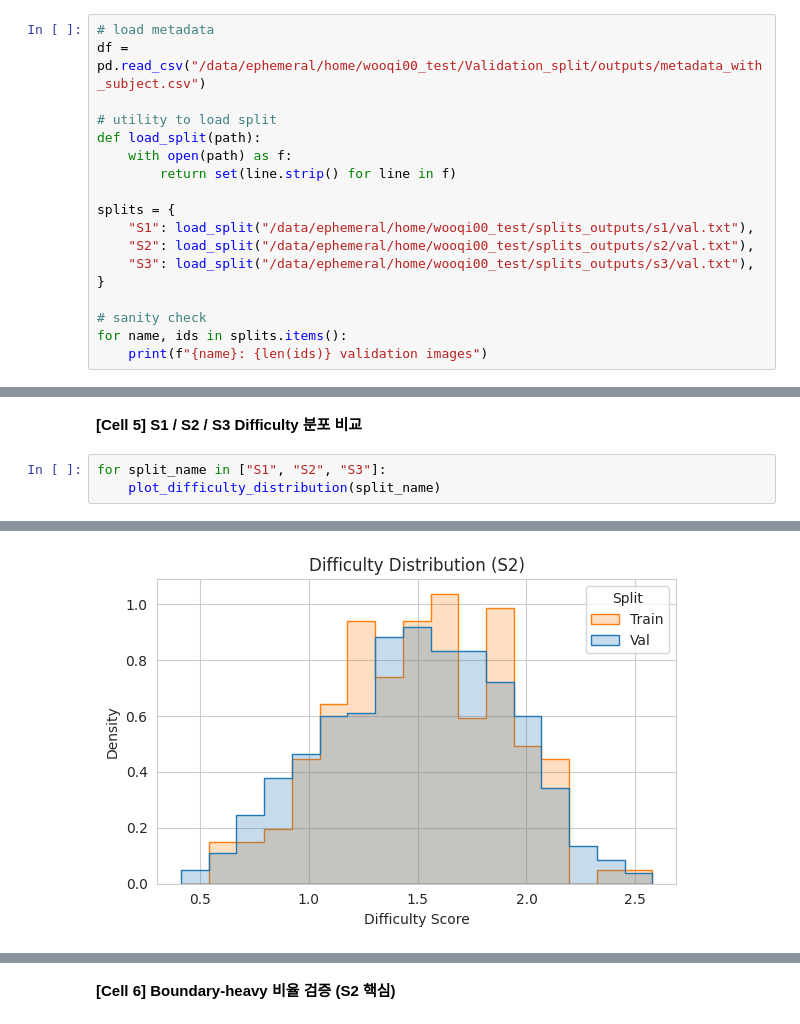
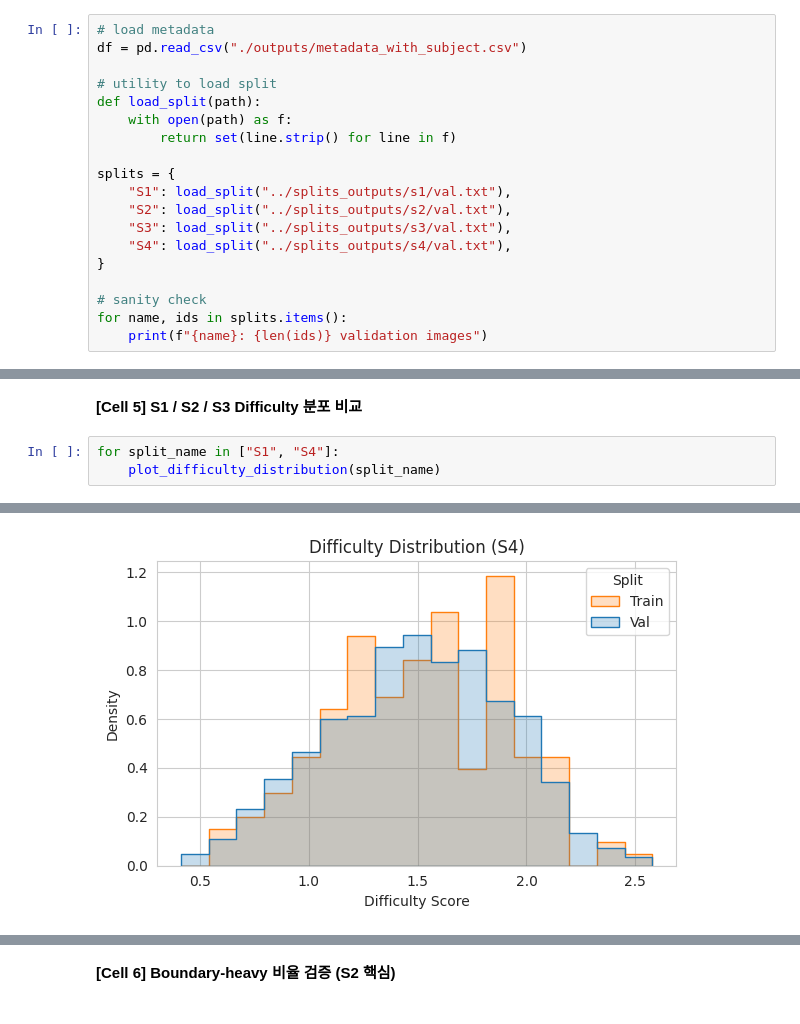
Before and after one commit to boostcampaitech8/pro-cv-semanticsegmentation-cv-07, a Jupyter notebook: wooqi00_test/Validation_split/check_splits.ipynb, the cells around one changed output, grey strips where cells are left out. Drawn from its saved outputs; the diff is of its cells as text.

Commit message:
split_s4전략 추가 후 s1과 비교

```diff
--- a/wooqi00_test/Validation_split/check_splits.ipynb
+++ b/wooqi00_test/Validation_split/check_splits.ipynb
@@ -11,7 +11,7 @@ sns.set_style("whitegrid")
 **[Cell 2] Metadata & Split 로드**
 # %%
 # load metadata
-df = pd.read_csv("/data/ephemeral/home/wooqi00_test/Validation_split/outputs/metadata_with_subject.csv")
+df = pd.read_csv("./outputs/metadata_with_subject.csv")
 
 # utility to load split
 def load_split(path):
@@ -19,9 +19,10 @@ def load_split(path):
         return set(line.strip() for line in f)
 
 splits = {
-    "S1": load_split("/data/ephemeral/home/wooqi00_test/splits_outputs/s1/val.txt"),
-    "S2": load_split("/data/ephemeral/home/wooqi00_test/splits_outputs/s2/val.txt"),
-    "S3": load_split("/data/ephemeral/home/wooqi00_test/splits_outputs/s3/val.txt"),
+    "S1": load_split("../splits_outputs/s1/val.txt"),
+    "S2": load_split("../splits_outputs/s2/val.txt"),
+    "S3": load_split("../splits_outputs/s3/val.txt"),
+    "S4": load_split("../splits_outputs/s4/val.txt"),
 }
 
 # sanity check
@@ -72,8 +75,8 @@ def plot_difficulty_distribution(split_name):
 # %% [markdown]
 **[Cell 5] S1 / S2 / S3 Difficulty 분포 비교**
 # %%
-for split_name in ["S1", "S2", "S3"]:
+for split_name in ["S1", "S4"]:
     plot_difficulty_distribution(split_name)
 # %% [output]
 [figure]
-[figure, old version]
+[figure, new version]
```
Also changed, not shown: parts of 6 cells of this notebook, 4 other files.
